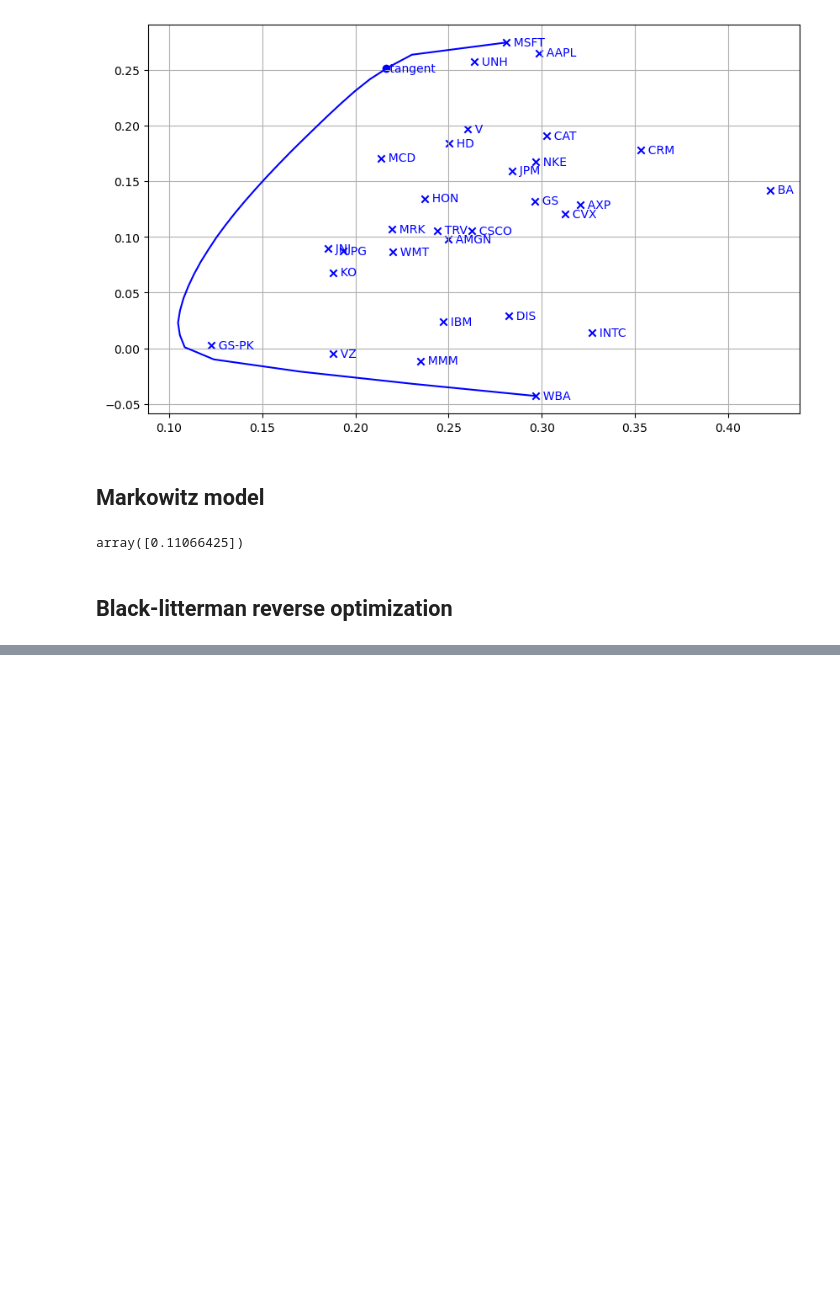
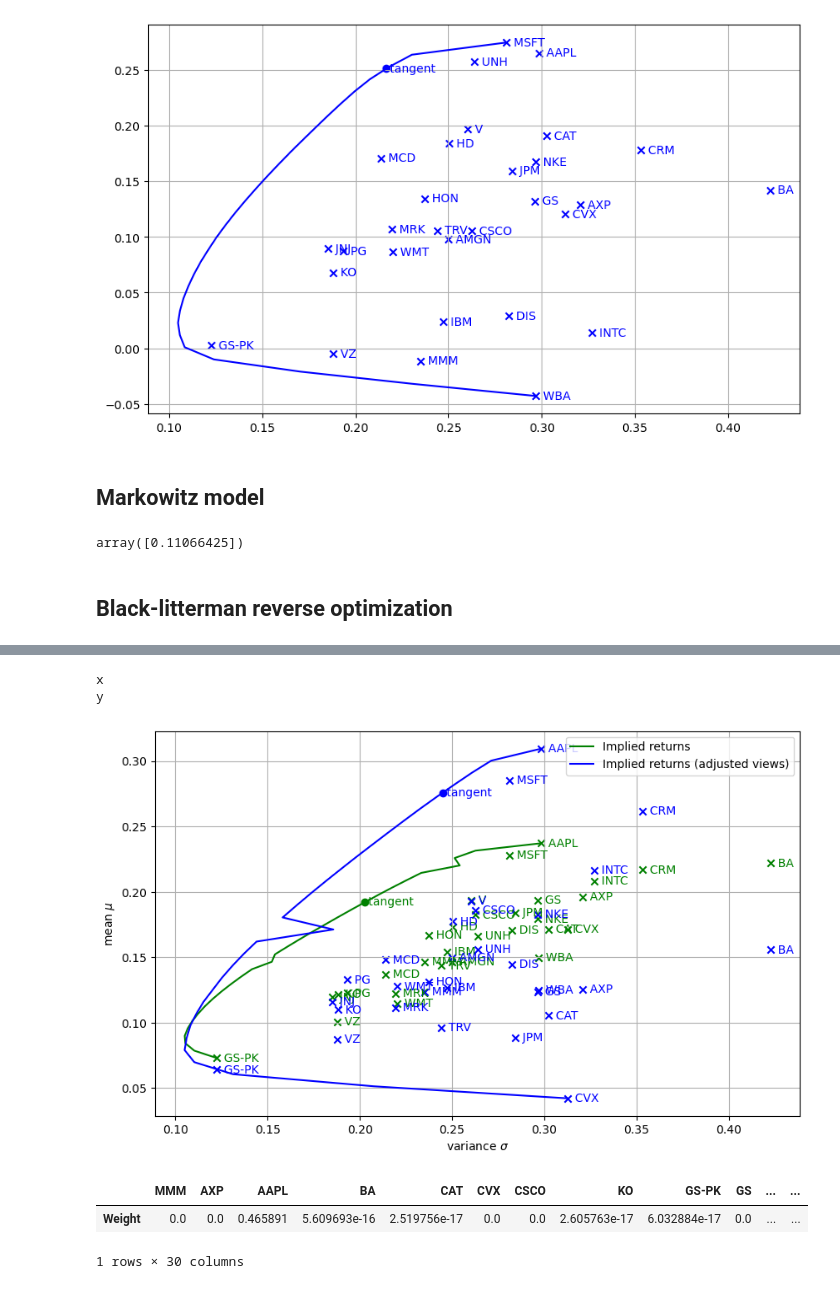
Before and after one commit to ps1899/Portfolio_Optimization-Black_Litterman, a Jupyter notebook: bl.ipynb, the cells around one changed output, grey strips where cells are left out. Cells and saved outputs as stored; diff of their text form; code cells hidden in the pictures; blank space fills up the shorter version.

```diff
--- a/bl.ipynb
+++ b/bl.ipynb
@@ -287,0 +342,28 @@ y
+# %%
+tau = 0.025  # scaling factor
+
+# Calculate omega - uncertainty matrix about views
+omega = np.dot(np.dot(np.dot(tau, P), C), np.transpose(P))  # 0.025 * P * C * transpose(P)
+# Calculate equilibrium excess returns with views incorporated
+sub_a = np.linalg.inv(np.dot(tau, C))  #(tau.C) inverse
+sub_b = np.dot(np.dot(np.transpose(P), np.linalg.inv(omega)), P)  # (P^T.omega^-1).P
+sub_c = np.dot(np.linalg.inv(np.dot(tau, C)), Pi)  # ((Tau.C)^-1).Pi
+sub_d = np.dot(np.dot(np.transpose(P), np.linalg.inv(omega)), Q)   # (P^T.omega^-1).Q
+Pi_adj = np.dot(np.linalg.inv(sub_a + sub_b), (sub_c + sub_d))
+
+result3 = get_frontier(Pi_adj + rf, C, rf)
+# %% [output]
+x
+y
+# %%
+display_assets(names, Pi+rf, C, color='green')
+display_frontier(result2, label='Implied returns', color='green')
+display_assets(names, Pi_adj+rf, C, color='blue')
+display_frontier(result3, label='Implied returns (adjusted views)', color='blue')
+plt.xlabel('variance $\sigma$'), plt.ylabel('mean $\mu$'), plt.legend(), plt.show()
+display(pd.DataFrame({'Weight': result3.W}, index=names).T)
+# %% [output]
+[figure, added]
+|  | MMM | AXP | AAPL | BA | CAT | CVX | CSCO | KO | GS-PK | GS | ... | ... |
+| Weight | 0.0 | 0.0 | 0.465891 | 5.609693e-16 | 2.519756e-17 | 0.0 | 0.0 | 2.605763e-17 | 6.032884e-17 | 0.0 | ... | ... |
+1 rows × 30 columns
```
Also changed, not shown: parts of 9 cells of this notebook.
